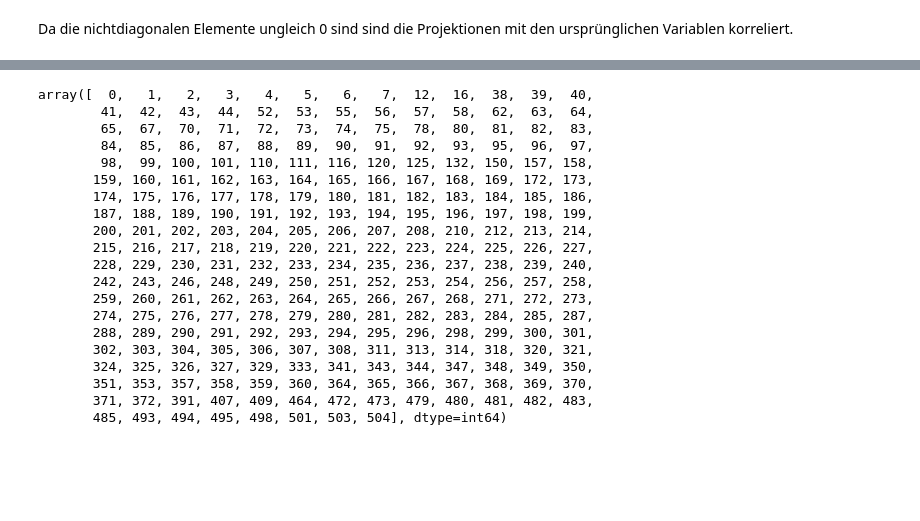
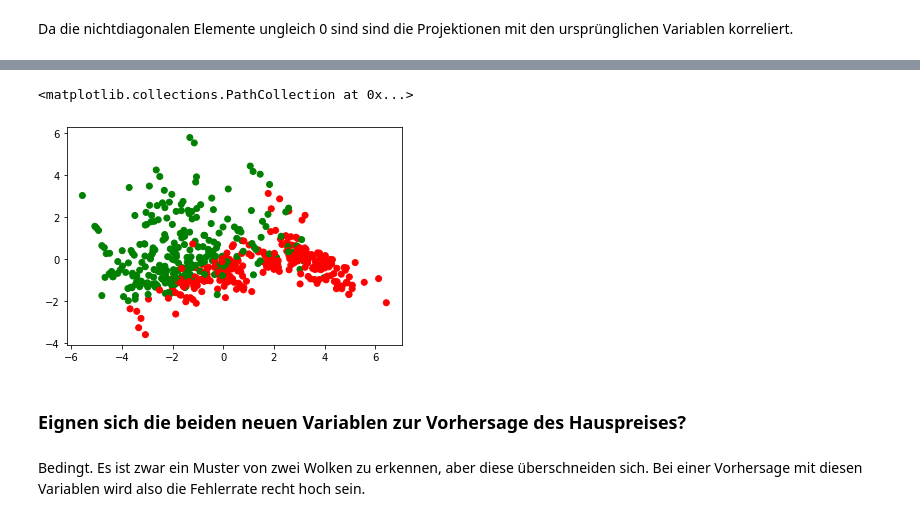
Before and after one commit to fa97ber/MachineLearning, a Jupyter notebook: ML/ML_02_01.ipynb, the cells around one changed output, grey strips where cells are left out. Drawn from its saved outputs; the diff is of its cells as text; code cells hidden in the pictures; blank space fills up the shorter version.

```diff
--- a/ML/ML_02_01.ipynb
+++ b/ML/ML_02_01.ipynb
@@ -251,24 +254,6 @@ plot = pd.plotting.scatter_matrix(df, figsize=(14,14), marker='o');
 # %%
-ref = boston[boston['TGT'] >= boston['TGT'].describe()['50%']].index.values
-ref
+#ref = boston[boston['TGT'] >= boston['TGT'].describe()['50%']].index.values
+plt.scatter(df[0],df[1], color=np.where(boston['TGT'] >= boston['TGT'].describe()['50%'], 'g', 'r'))
 # %% [output]
-array([  0,   1,   2,   3,   4,   5,   6,   7,  12,  16,  38,  39,  40,
-        41,  42,  43,  44,  52,  53,  55,  56,  57,  58,  62,  63,  64,
-        65,  67,  70,  71,  72,  73,  74,  75,  78,  80,  81,  82,  83,
-        84,  85,  86,  87,  88,  89,  90,  91,  92,  93,  95,  96,  97,
-        98,  99, 100, 101, 110, 111, 116, 120, 125, 132, 150, 157, 158,
-       159, 160, 161, 162, 163, 164, 165, 166, 167, 168, 169, 172, 173,
-       174, 175, 176, 177, 178, 179, 180, 181, 182, 183, 184, 185, 186,
-       187, 188, 189, 190, 191, 192, 193, 194, 195, 196, 197, 198, 199,
-       200, 201, 202, 203, 204, 205, 206, 207, 208, 210, 212, 213, 214,
-       215, 216, 217, 218, 219, 220, 221, 222, 223, 224, 225, 226, 227,
-       228, 229, 230, 231, 232, 233, 234, 235, 236, 237, 238, 239, 240,
-       242, 243, 246, 248, 249, 250, 251, 252, 253, 254, 256, 257, 258,
-       259, 260, 261, 262, 263, 264, 265, 266, 267, 268, 271, 272, 273,
-       274, 275, 276, 277, 278, 279, 280, 281, 282, 283, 284, 285, 287,
-       288, 289, 290, 291, 292, 293, 294, 295, 296, 298, 299, 300, 301,
-       302, 303, 304, 305, 306, 307, 308, 311, 313, 314, 318, 320, 321,
-       324, 325, 326, 327, 329, 333, 341, 343, 344, 347, 348, 349, 350,
-       351, 353, 357, 358, 359, 360, 364, 365, 366, 367, 368, 369, 370,
-       371, 372, 391, 407, 409, 464, 472, 473, 479, 480, 481, 482, 483,
-       485, 493, 494, 495, 498, 501, 503, 504], dtype=int64)
+<matplotlib.collections.PathCollection at 0x...>
+[figure, added]
@@ -277 +260,5 @@ array([  0,   1,   2,   3,   4,   5,   6,   7,  12,  16,  38,  39,  40,
+# %% [markdown]
+<h3>Eignen sich die beiden neuen Variablen zur Vorhersage des Hauspreises?</h3>
+# %% [markdown]
+Bedingt. Es ist zwar ein Muster von zwei Wolken zu erkennen, aber diese überschneiden sich. Bei einer Vorhersage mit diesen Variablen wird also die Fehlerrate recht hoch sein.
 # %%
```
Also changed, not shown: parts of 5 cells of this notebook, 1 other file.
